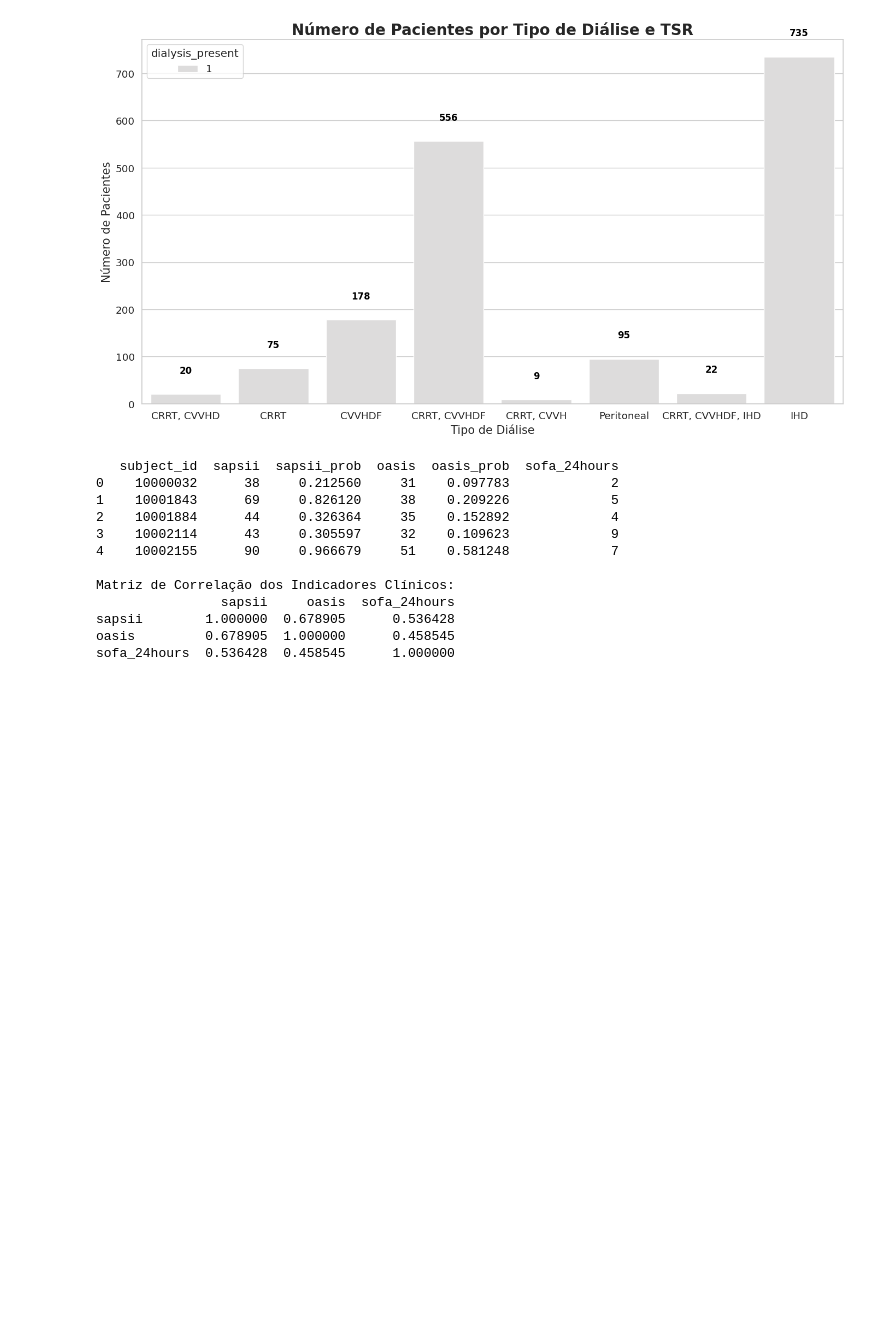
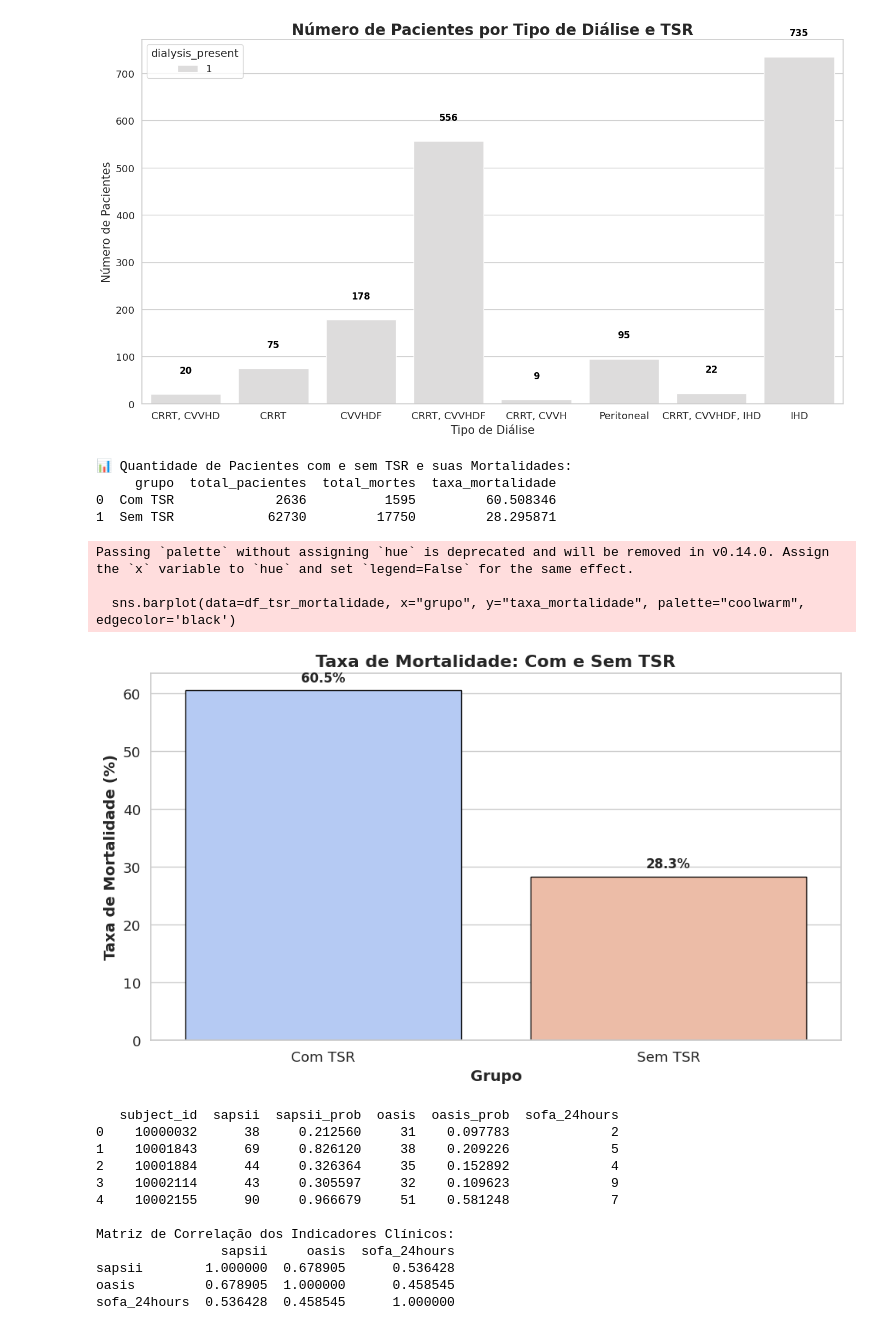
Before and after one commit to GabrielRolla/completa, a Jupyter notebook: dados.ipynb, the cells around one changed output. Drawn from its saved outputs; the diff is of its cells as text; code cells hidden in the pictures; blank space fills up the shorter version.

```diff
--- a/dados.ipynb
+++ b/dados.ipynb
@@ -924,6 +975,76 @@ plt.show()
 # %% [output]
 📁 O arquivo foi salvo como: resultados_mortalidade_tsr.csv
 [figure]
+# %%
+# 📥 Consulta SQL para obter dados de TSR e mortalidade
+query_tsr_mortalidade = """
+WITH tsr_status AS (
+    SELECT
+        pm.subject_id,
+        CASE
+            WHEN r.dialysis_present = 1 THEN 'Com TSR'
+            ELSE 'Sem TSR'
+        END AS grupo,
+        COUNT(*) FILTER (WHERE r.dialysis_present = 1) AS n_tsr
+    FROM pacientes_mortos pm
+    LEFT JOIN mimiciv_derived.first_day_rrt r ON pm.stay_id = r.stay_id
+    GROUP BY pm.subject_id, r.dialysis_present
+),
+mortalidade_tsr AS (
+    SELECT
+        grupo,
+        COUNT(*) AS total_pacientes,
+        COUNT(CASE WHEN pm.categoria != 'Sobrevivente (≥ 1 ano pós-alta)' THEN 1 END) AS total_mortes
+    FROM tsr_status
+    JOIN pacientes_mortos pm ON tsr_status.subject_id = pm.subject_id
+    GROUP BY grupo
+)
+SELECT
+    grupo,
+    total_pacientes,
+    total_mortes,
+    (total_mortes::float / total_pacientes) * 100 AS taxa_mortalidade
+FROM mortalidade_tsr
+ORDER BY grupo;
+"""
+
+# Carregar os resultados da consulta SQL em um DataFrame
+df_tsr_mortalidade = pd.read_sql(query_tsr_mortalidade, conn)
+
+# Exibir os resultados no console
+print("\n📊 Quantidade de Pacientes com e sem TSR e suas Mortalidades:")
+print(df_tsr_mortalidade)
+
+# 📊 Criar o gráfico de barras
+plt.figure(figsize=(10, 6))
+sns.set(style="whitegrid", font_scale=1.2)
+
+# Gráfico de barras
+sns.barplot(data=df_tsr_mortalidade, x="grupo", y="taxa_mortalidade", palette="coolwarm", edgecolor='black')
+
+# Título e rótulos
+plt.title("Taxa de Mortalidade: Com e Sem TSR", fontsize=16, fontweight='bold')
+plt.xlabel("Grupo", fontsize=14, fontweight='bold')
+plt.ylabel("Taxa de Mortalidade (%)", fontsize=14, fontweight='bold')
+
+# Anotar as taxas de mortalidade nas barras
+for i, taxa in enumerate(df_tsr_mortalidade['taxa_mortalidade']):
+    plt.text(i, taxa + 1, f"{taxa:.1f}%", ha='center', va='bottom', fontsize=12, fontweight='bold')
+
+# Melhorar espaçamento
+plt.tight_layout()
+
+# Mostrar o gráfico
+plt.show()
+# %% [output]
+📊 Quantidade de Pacientes com e sem TSR e suas Mortalidades:
+     grupo  total_pacientes  total_mortes  taxa_mortalidade
+0  Com TSR             2636          1595         60.508346
+1  Sem TSR            62730         17750         28.295871
+Passing `palette` without assigning `hue` is deprecated and will be removed in v0.14.0. Assign the `x` variable to `hue` and set `legend=False` for the same effect.
+
+  sns.barplot(data=df_tsr_mortalidade, x="grupo", y="taxa_mortalidade", palette="coolwarm", edgecolor='black')
+[figure, added]
 # %%
 # 🔎 Query SQL para obter dados de SAPSII, OASIS, SOFA e Mortalidade
 query = """
```
Also changed, not shown: parts of 2 cells of this notebook, 3 other files.
